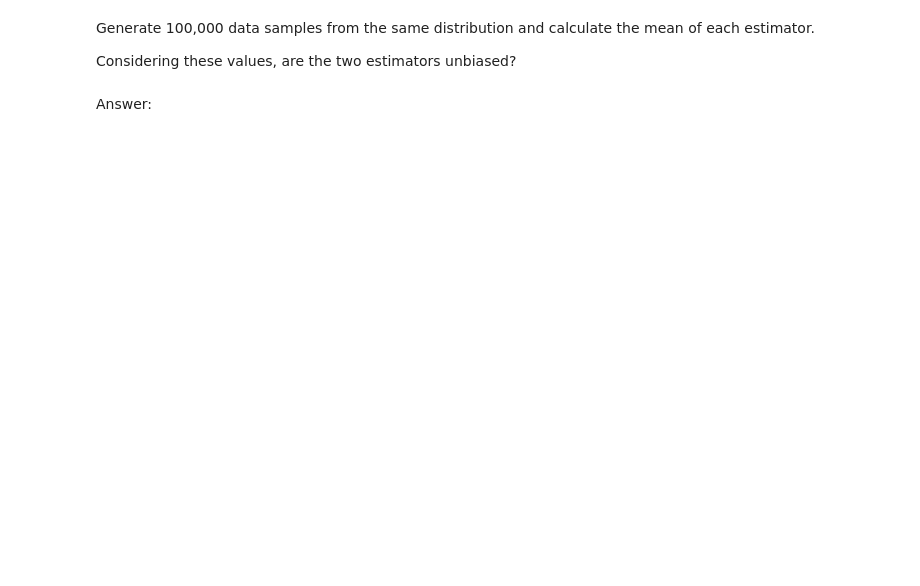
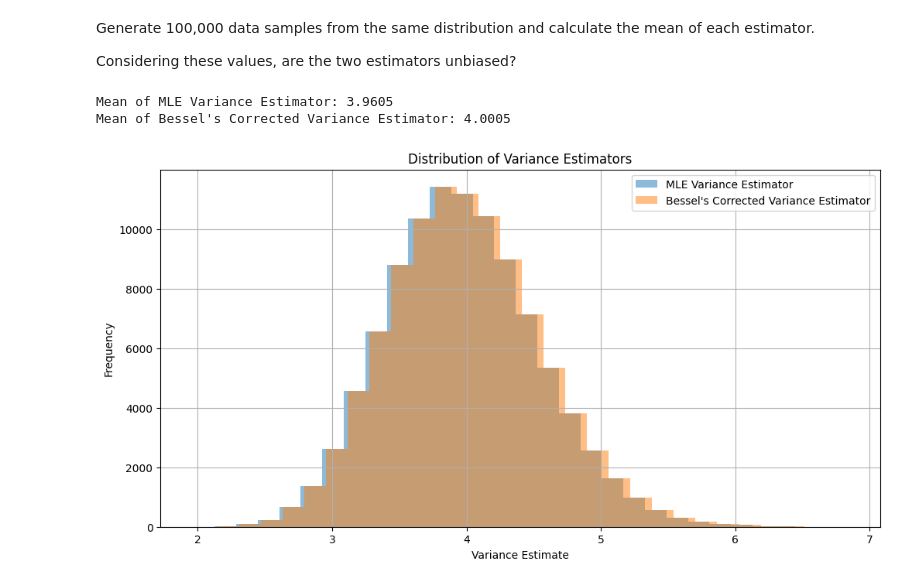
Before and after one commit to AKooshan82/Machine_Learning_14031, a Jupyter notebook: HW2/HW2-ML.ipynb, the cells around one changed output. Drawn from its saved outputs; the diff is of its cells as text; code cells hidden in the pictures; blank space fills up the shorter version.

```diff
--- a/HW2/HW2-ML.ipynb
+++ b/HW2/HW2-ML.ipynb
@@ -313,5 +456,49 @@ Answer:
 Generate 100,000 data samples from the same distribution and calculate the mean of each estimator.
 
 Considering these values, are the two estimators unbiased?
-# %% [markdown]
-Answer:
+# %%
+
+mu = 2
+sigma = 2
+n_samples = 100000
+sample_size = 100
+
+# Arrays to store the results
+mle_variances = []
+bessel_variances = []
+
+# Generate 100,000 samples and calculate both estimators for each sample
+for _ in range(n_samples):
+    sample = np.random.normal(loc=mu, scale=sigma, size=sample_size)
+    sample_mean = np.mean(sample)
+
+    # MLE variance estimator
+    mle_variance = np.sum((sample - sample_mean) ** 2) / sample_size
+    mle_variances.append(mle_variance)
+
+    # Bessel's corrected variance estimator
+    bessel_variance = np.sum((sample - sample_mean) ** 2) / (sample_size - 1)
+    bessel_variances.append(bessel_variance)
+
+# Calculate the mean of each estimator
+mean_mle_variance = np.mean(mle_variances)
+mean_bessel_variance = np.mean(bessel_variances)
+
+# Print the mean of each estimator
+print(f"Mean of MLE Variance Estimator: {mean_mle_variance:.4f}")
+print(f"Mean of Bessel's Corrected Variance Estimator: {mean_bessel_variance:.4f}")
+
+# Plotting the results
+plt.figure(figsize=(12, 6))
+plt.hist(mle_variances, bins=30, alpha=0.5, label='MLE Variance Estimator')
+plt.hist(bessel_variances, bins=30, alpha=0.5, label="Bessel's Corrected Variance Estimator")
+plt.title('Distribution of Variance Estimators')
+plt.xlabel('Variance Estimate')
+plt.ylabel('Frequency')
+plt.legend()
+plt.grid(True)
+plt.show()
+# %% [output]
+Mean of MLE Variance Estimator: 3.9605
+Mean of Bessel's Corrected Variance Estimator: 4.0005
+[figure, added]
```
Also changed, not shown: parts of 17 cells of this notebook.
